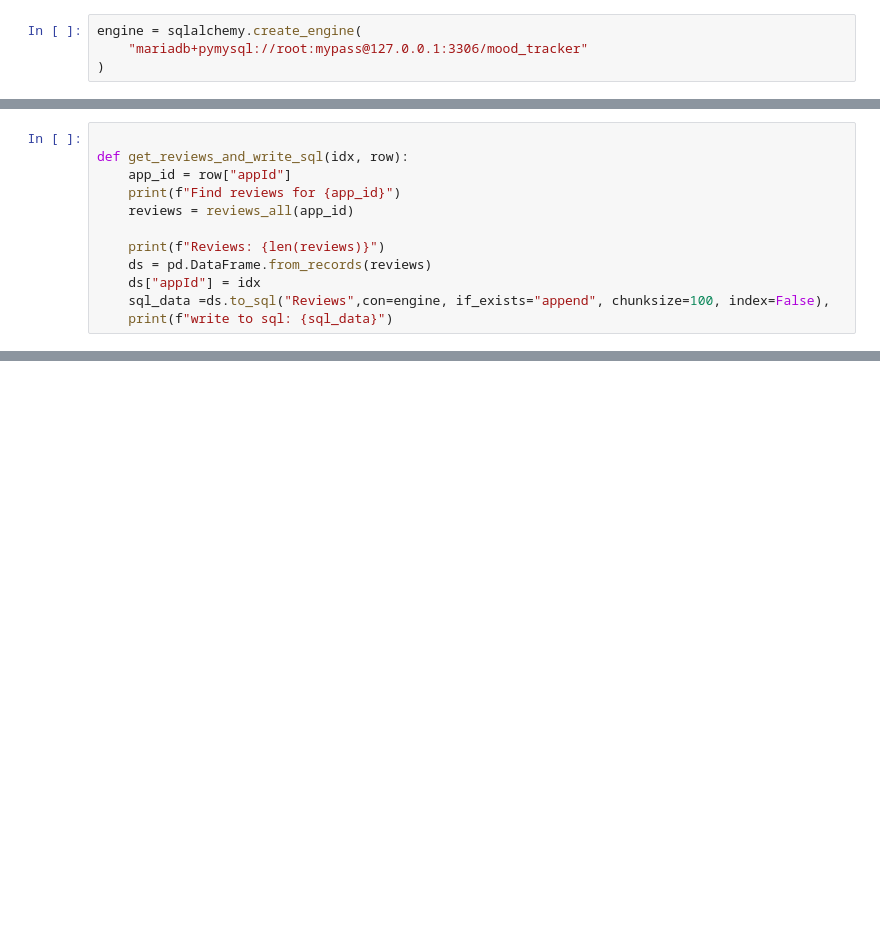
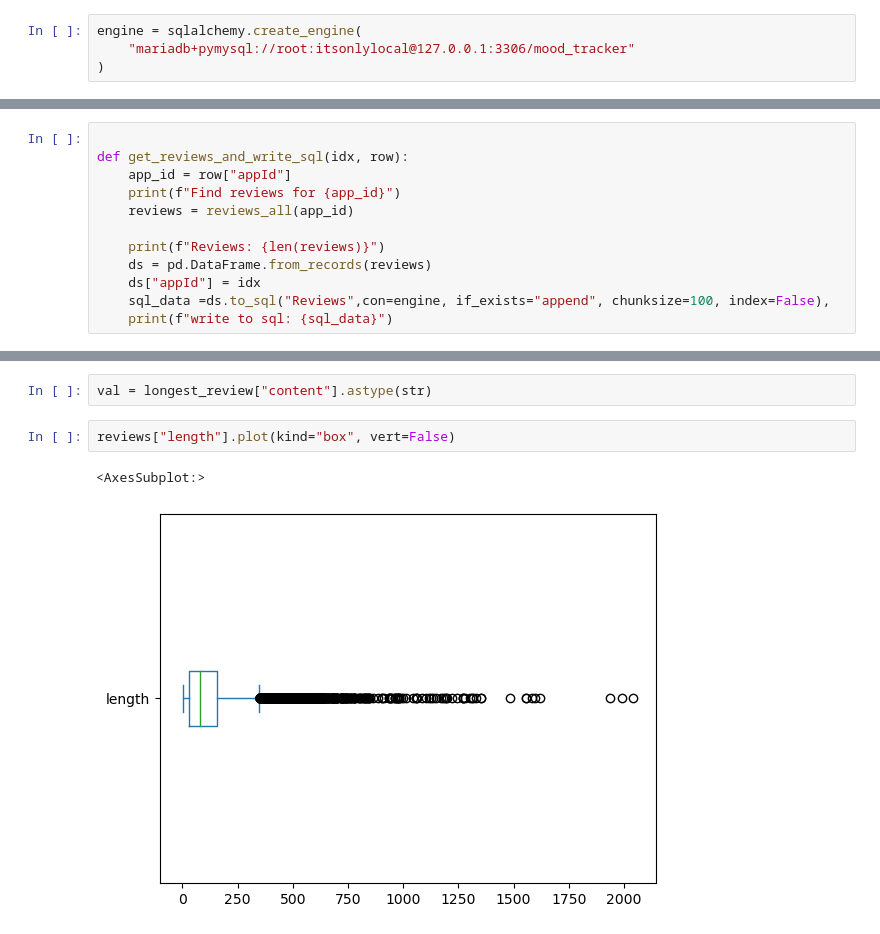
Before and after one commit to morgenmuesli/master_thesis_mood_tracker, a Jupyter notebook: notebooks/review_scrape.ipynb, the cells around one changed output, grey strips where cells are left out. Drawn from its saved outputs; the diff is of its cells as text; blank space fills up the shorter version.

```diff
--- a/notebooks/review_scrape.ipynb
+++ b/notebooks/review_scrape.ipynb
@@ -27,7 +27,7 @@ import sqlalchemy
 from sqlalchemy.ext.declarative import declarative_base
 # %%
 engine = sqlalchemy.create_engine(
-    "mariadb+pymysql://root:mypass@127.0.0.1:3306/mood_tracker"
+    "mariadb+pymysql://root:itsonlylocal@127.0.0.1:3306/mood_tracker"
 )
 # %%
 data.to_sql("Application", con=engine, if_exists="replace")
@@ -107,0 +118,7 @@ len(reviews)
+# %%
+val = longest_review["content"].astype(str)
+# %%
+reviews["length"].plot(kind="box", vert=False)
+# %% [output]
+<AxesSubplot:>
+[figure, added]
```
Also changed, not shown: parts of 14 cells of this notebook, 9 other files.
